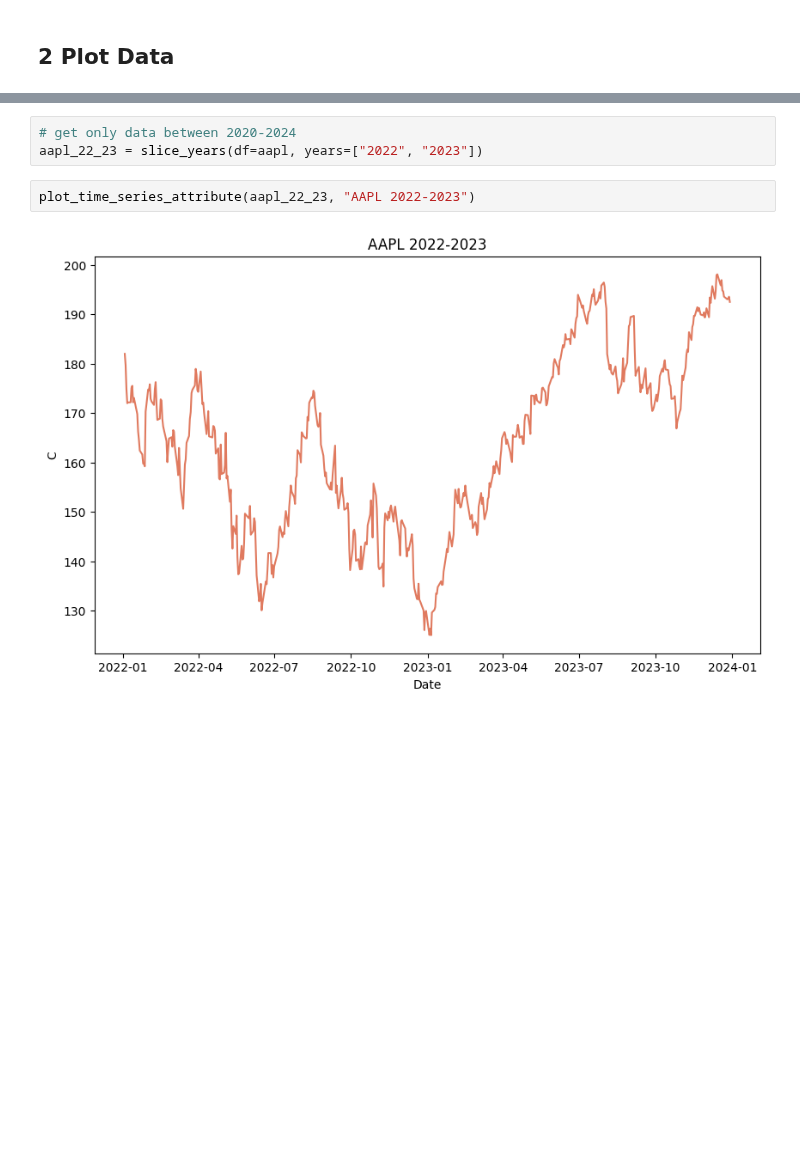
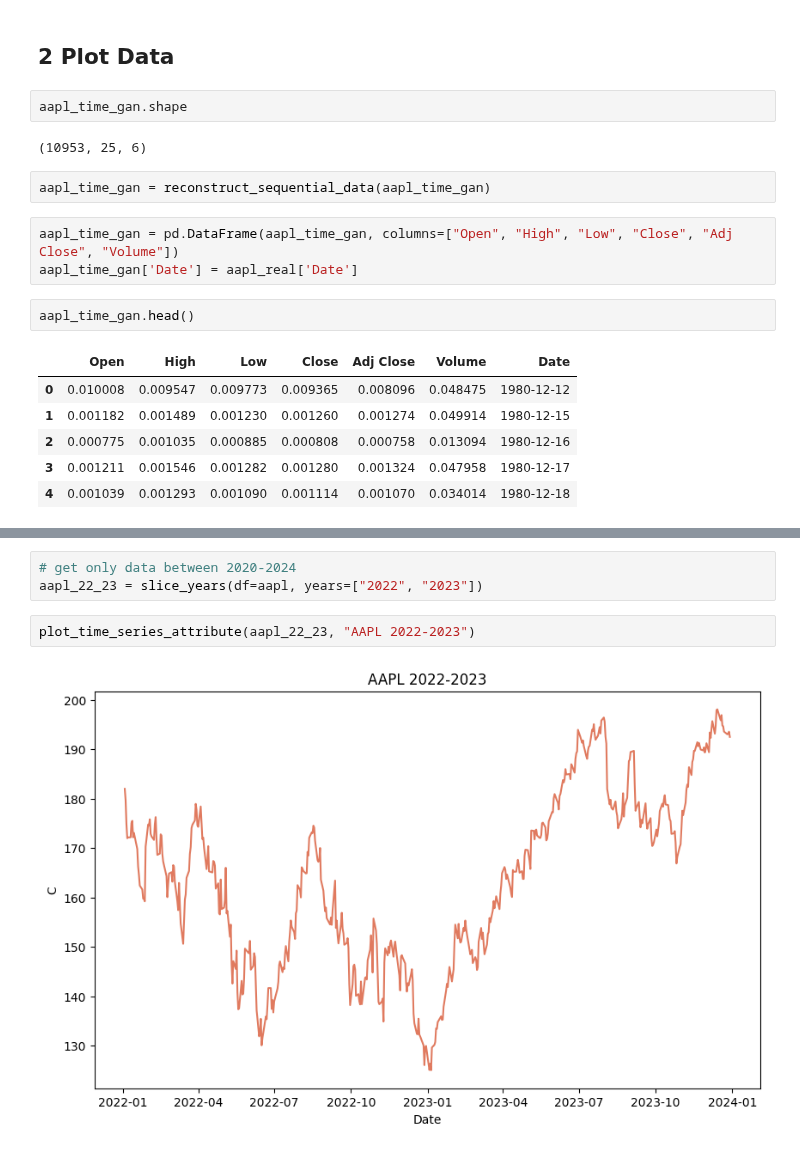
Before and after one commit to arneallwardt/time_series_data_augmentation, a Jupyter notebook: experiments.ipynb, the cells around one changed output, grey strips where cells are left out. Saved outputs shown, nothing was run; the diff lists cells and outputs as text; blank space fills up the shorter version.

```diff
--- a/experiments.ipynb
+++ b/experiments.ipynb
@@ -63,2 +56,20 @@ NameError: name 'load_time_series' is not defined
 # %% [markdown]
 ## 2 Plot Data
+# %%
+aapl_time_gan.shape
+# %% [output]
+(10953, 25, 6)
+# %%
+aapl_time_gan = reconstruct_sequential_data(aapl_time_gan)
+# %%
+aapl_time_gan = pd.DataFrame(aapl_time_gan, columns=["Open", "High", "Low", "Close", "Adj Close", "Volume"])
+aapl_time_gan['Date'] = aapl_real['Date']
+# %%
+aapl_time_gan.head()
+# %% [output]
+|  | Open | High | Low | Close | Adj Close | Volume | Date |
+| 0 | 0.010008 | 0.009547 | 0.009773 | 0.009365 | 0.008096 | 0.048475 | 1980-12-12 |
+| 1 | 0.001182 | 0.001489 | 0.001230 | 0.001260 | 0.001274 | 0.049914 | 1980-12-15 |
+| 2 | 0.000775 | 0.001035 | 0.000885 | 0.000808 | 0.000758 | 0.013094 | 1980-12-16 |
+| 3 | 0.001211 | 0.001546 | 0.001282 | 0.001280 | 0.001324 | 0.047958 | 1980-12-17 |
+| 4 | 0.001039 | 0.001293 | 0.001090 | 0.001114 | 0.001070 | 0.034014 | 1980-12-18 |
```
Also changed, not shown: parts of 16 cells of this notebook, 11 other files.
